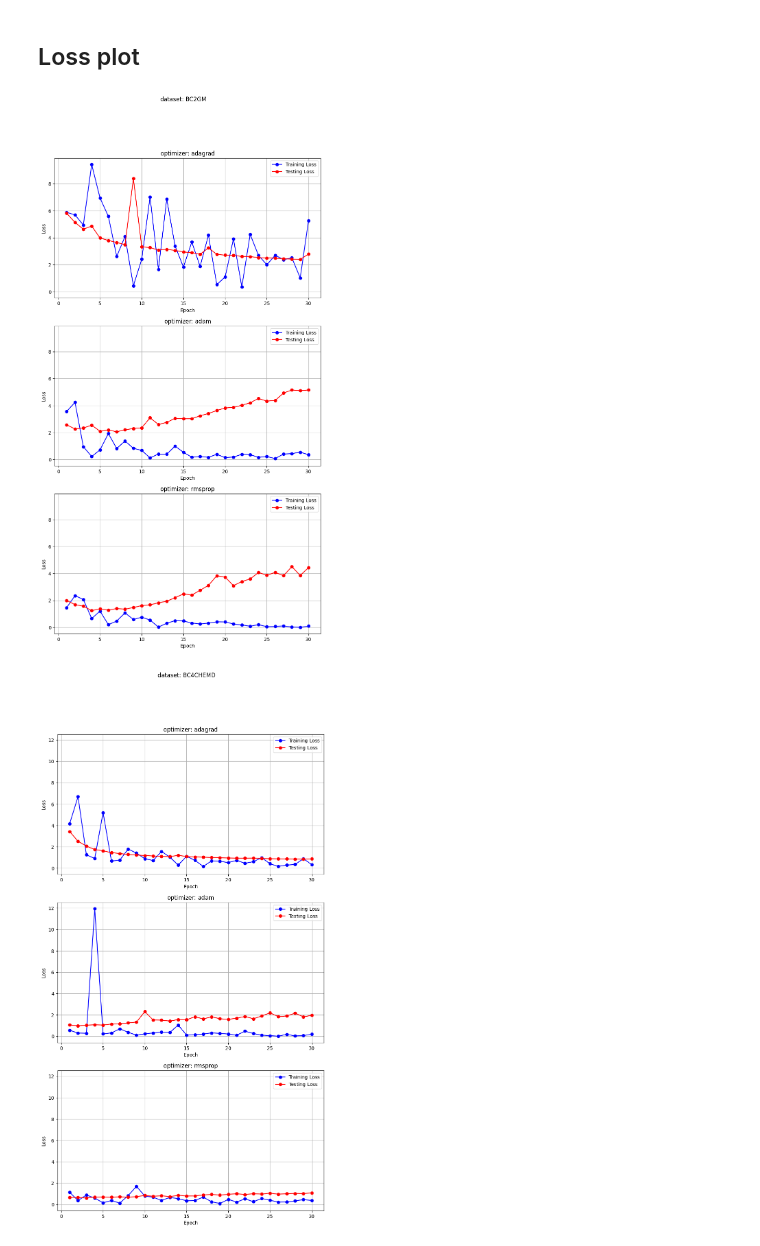
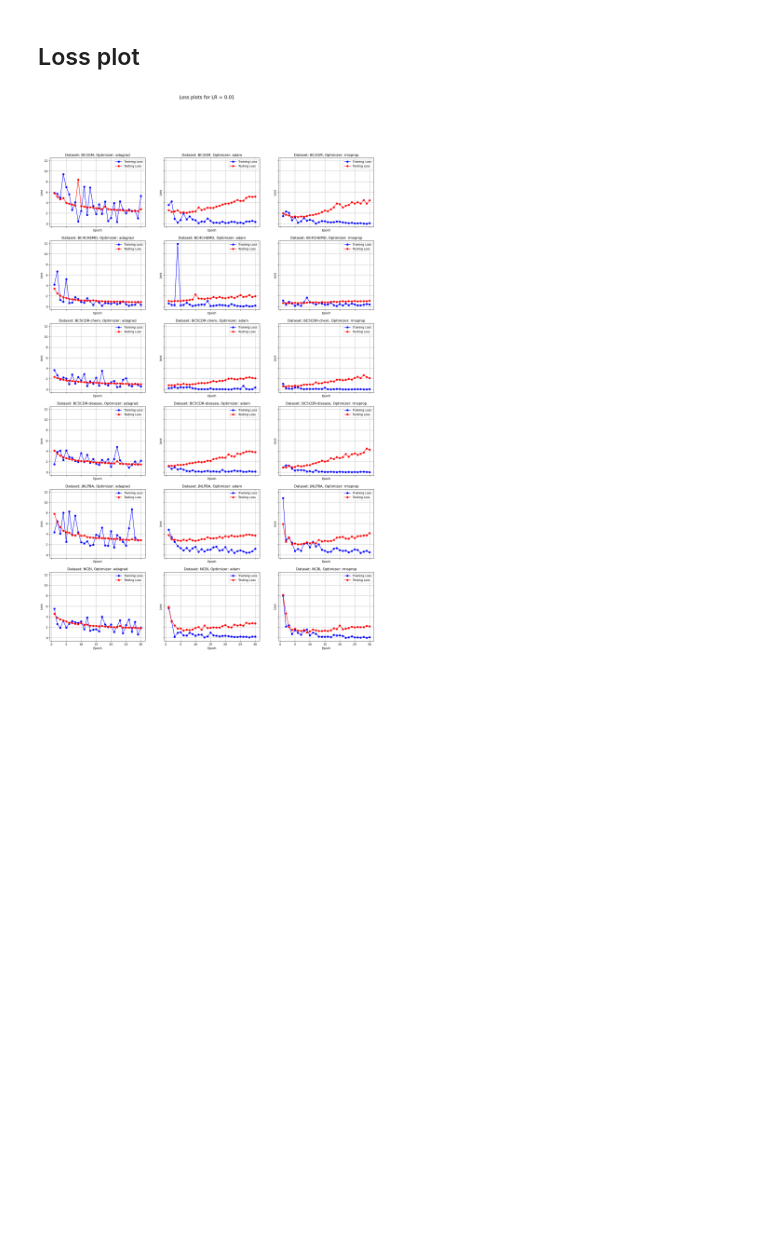
Before and after one commit to FilipKolodziejczyk/optimization-in-data-analysis, a Jupyter notebook: results_analysis.ipynb, the cells around one changed output. Drawn from its saved outputs; the diff is of its cells as text; code cells hidden in the pictures; blank space fills up the shorter version.

Commit message:
update to shove graphs together

```diff
--- a/results_analysis.ipynb
+++ b/results_analysis.ipynb
@@ -75,12 +75,14 @@ def make_loss_plot(metrics_dict, title, ax=None):
         ax.legend()
         ax.grid(True)
 # %%
-for dataset in datasets:
-    plt.subplots(figsize=(10, 18), nrows=len(optimizers), ncols=1, sharey=True)
-    plt.suptitle(f'dataset: {dataset}')
+fig, ax = plt.subplots(figsize=(20, 5 * len(datasets)), nrows=len(datasets), ncols=len(optimizers), sharey=True, sharex=True)
+plt.suptitle('Loss plots for LR = 0.01', fontsize=16)
+
+for j, dataset in enumerate(datasets):
     for i, optimizer in enumerate(optimizers):
-        ax = plt.subplot(len(optimizers), 1, i + 1)
-        make_loss_plot(data[dataset][optimizer], f'optimizer: {optimizer}', ax)
+        make_loss_plot(data[dataset][optimizer], f'Dataset: {dataset}, Optimizer: {optimizer}', ax[j, i])
+
+# Save all plots to pdf
+plt.savefig('loss_plots.pdf')
 # %% [output]
-[figure, old version]
+[figure, new version]
-[figure, removed]
```
Also changed, not shown: parts of 1 cell of this notebook.
